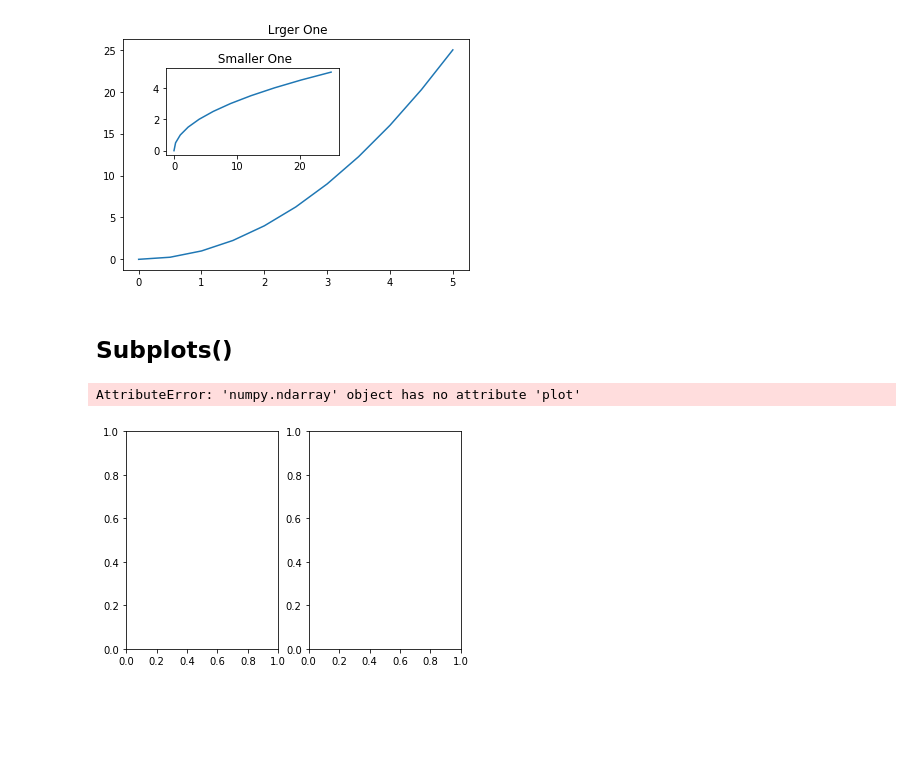
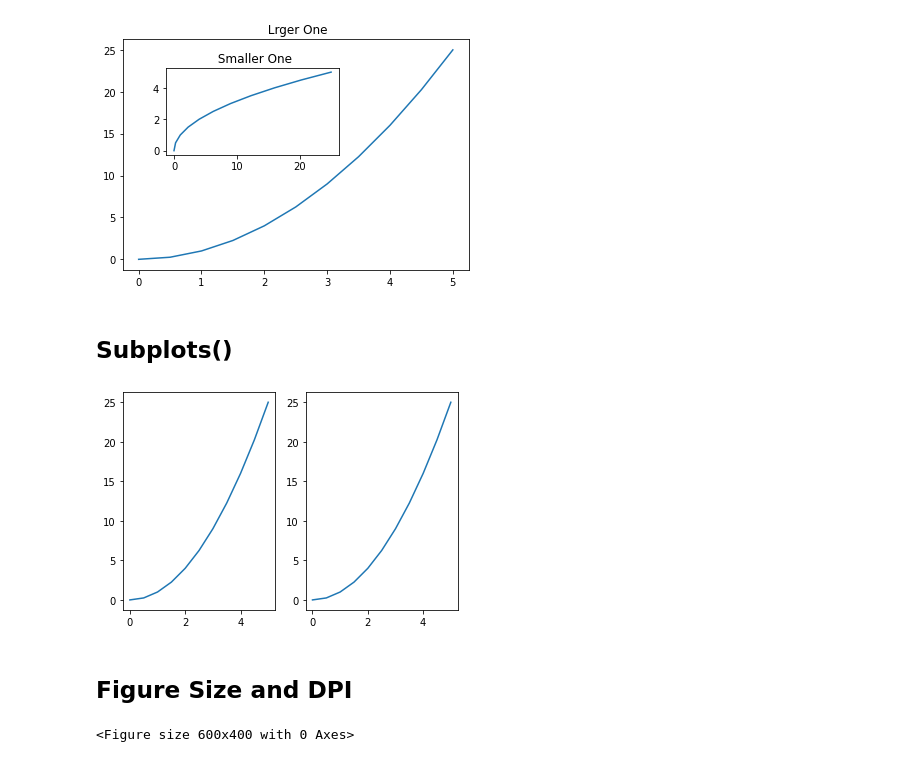
Before and after one commit to NooshinRajabi/Python-for-Data-Science-and-Machine-Learning, a Jupyter notebook: Matplotlib Concept.ipynb, the cells around one changed output. Saved outputs shown, nothing was run; the diff lists cells and outputs as text; code cells hidden in the pictures; blank space fills up the shorter version.

Commit message:
Add modification to matplotlib

```diff
--- a/Matplotlib Concept.ipynb
+++ b/Matplotlib Concept.ipynb
@@ -69,11 +69,25 @@ axes2.set_title(' Smaller One')
 # %% [output]
 Text(0.5, 1.0, ' Smaller One')
 [figure]
-# %% [markdown]
-## Subplots()
-# %%
-fig, axes = plt.subplots(nrows =1, ncols=2)
-axes.plot(x,y)
-# %% [output]
-AttributeError: 'numpy.ndarray' object has no attribute 'plot'
-[figure, removed]
+# %% [markdown]
+## Subplots()
+# %%
+fig, axes = plt.subplots(nrows=1,ncols=2)
+# axes is a list of matplotlib axes
+for current_ax in axes:
+    current_ax.plot(x,y)
+
+# same as below
+# axes[0].plot(x,y)
+# axes[1].plot(x,y)
+# %% [output]
+[figure, added]
+# %% [markdown]
+## Figure Size and DPI
+# %%
+fig = plt.figure(figsize=(3,2), dpi = 200)
+
+# figsize is in inches
+# dpi : dots per inch
+# %% [output]
+<Figure size 600x400 with 0 Axes>
```
Also changed, not shown: parts of 12 cells of this notebook, 1 other file.
